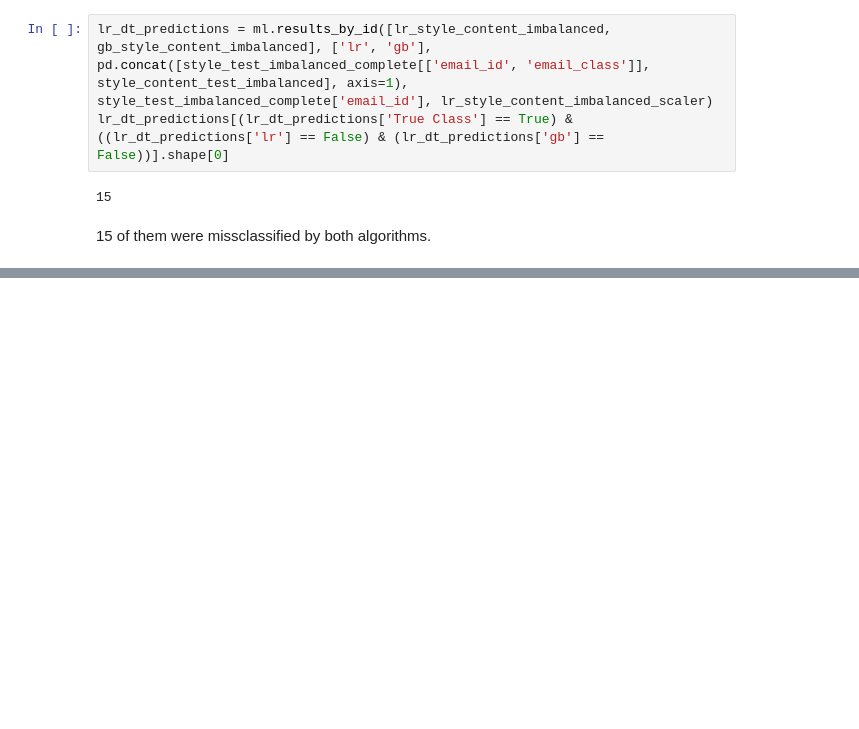
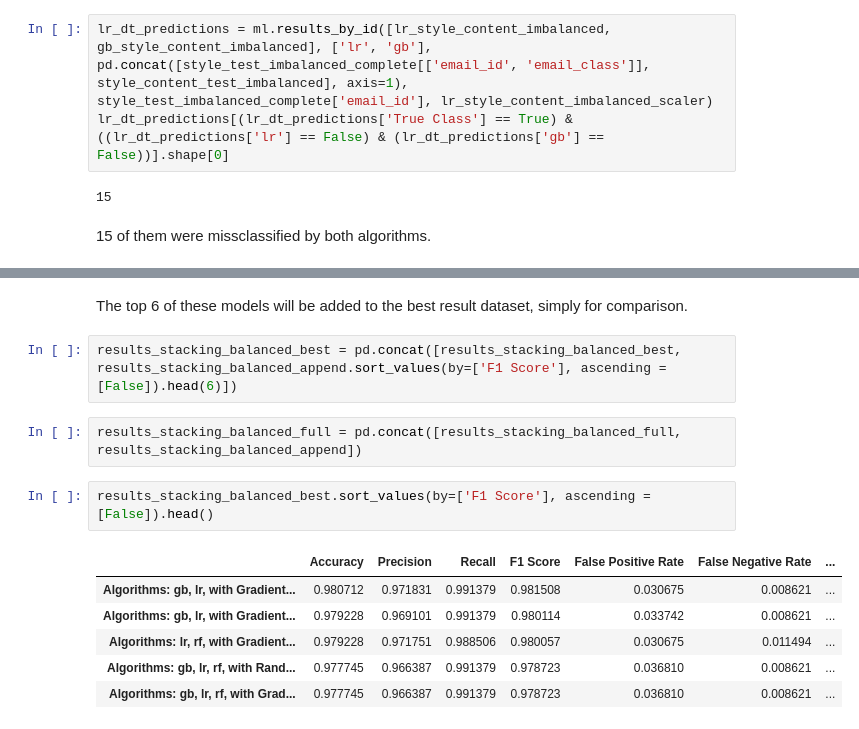
Before and after one commit to liakoyras/thesis-phishing-email-detection, a Jupyter notebook: Style and Content Classification.ipynb, the cells around one changed output, grey strips where cells are left out. Saved outputs shown, nothing was run; the diff lists cells and outputs as text; blank space fills up the shorter version.

```diff
--- a/Style and Content Classification.ipynb
+++ b/Style and Content Classification.ipynb
@@ -178,0 +471,15 @@ lr_dt_predictions[(lr_dt_predictions['True Class'] == True) & ((lr_dt_prediction
+# %% [markdown]
+The top 6 of these models will be added to the best result dataset, simply for comparison.
+# %%
+results_stacking_balanced_best = pd.concat([results_stacking_balanced_best, results_stacking_balanced_append.sort_values(by=['F1 Score'], ascending = [False]).head(6)])
+# %%
+results_stacking_balanced_full = pd.concat([results_stacking_balanced_full, results_stacking_balanced_append])
+# %%
+results_stacking_balanced_best.sort_values(by=['F1 Score'], ascending = [False]).head()
+# %% [output]
+|  | Accuracy | Precision | Recall | F1 Score | False Positive Rate | False Negative Rate | ... |
+| Algorithms: gb, lr, with Gradient... | 0.980712 | 0.971831 | 0.991379 | 0.981508 | 0.030675 | 0.008621 | ... |
+| Algorithms: gb, lr, with Gradient... | 0.979228 | 0.969101 | 0.991379 | 0.980114 | 0.033742 | 0.008621 | ... |
+| Algorithms: lr, rf, with Gradient... | 0.979228 | 0.971751 | 0.988506 | 0.980057 | 0.030675 | 0.011494 | ... |
+| Algorithms: gb, lr, rf, with Rand... | 0.977745 | 0.966387 | 0.991379 | 0.978723 | 0.036810 | 0.008621 | ... |
+| Algorithms: gb, lr, rf, with Grad... | 0.977745 | 0.966387 | 0.991379 | 0.978723 | 0.036810 | 0.008621 | ... |
```
Also changed, not shown: parts of 61 cells of this notebook.
